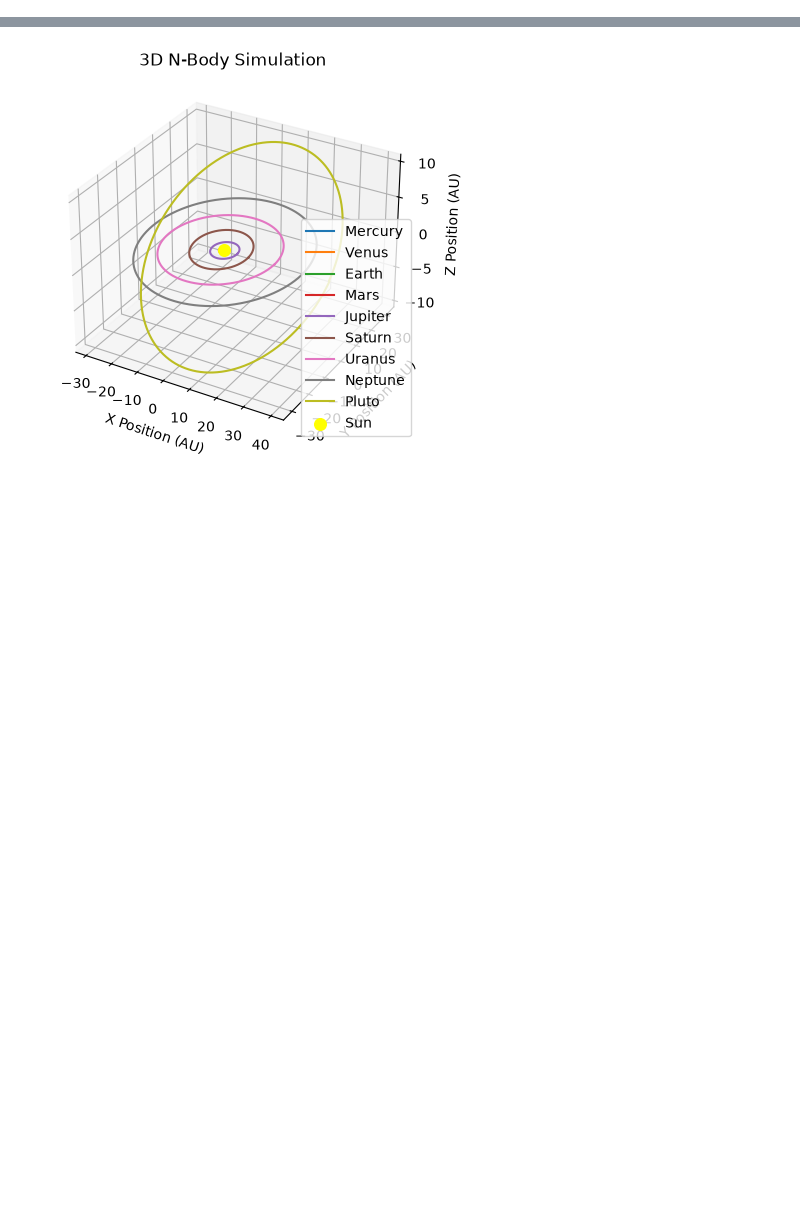
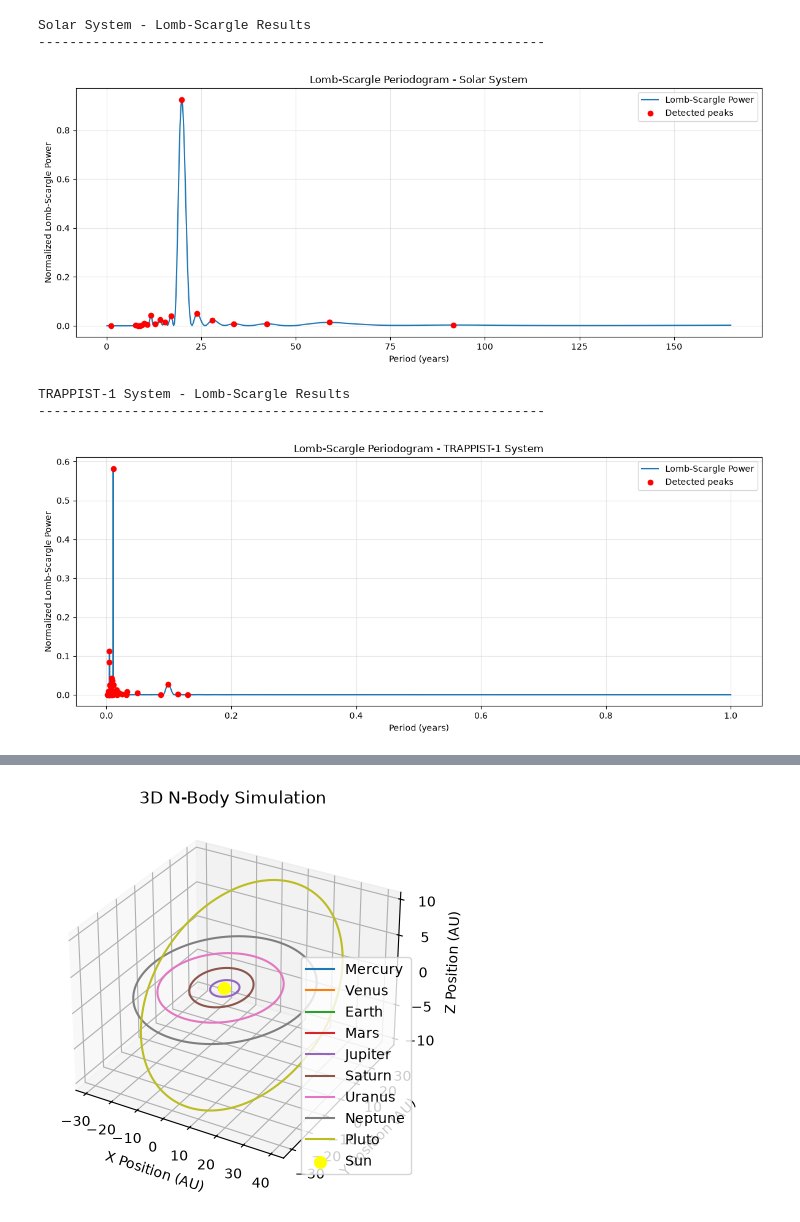
Before and after one commit to upendra637/nBosim, a Jupyter notebook: jupyter.ipynb, the cells around one changed output, grey strips where cells are left out. Saved outputs shown, nothing was run; the diff lists cells and outputs as text; code cells hidden in the pictures; blank space fills up the shorter version.

```diff
--- a/jupyter.ipynb
+++ b/jupyter.ipynb
@@ -40,0 +508,39 @@ plt.show()
+# %%
+
+# ==========================================
+# 1. SOLAR SYSTEM
+# ==========================================
+
+periods_sun_ls, amplitudes_sun_ls, frequencies_sun_ls = get_periods_ls(
+    time=time_s,
+    radial_velocity=velocity_s,
+    min_period=0.1,
+    max_period=None,
+    samples_per_peak=10,
+    prominence=0.001,
+    plot=True,
+    system_name="Solar System"
+)
+
+
+# ==========================================
+# 2. TRAPPIST-1 SYSTEM
+# ==========================================
+
+periods_trappist_ls, amplitudes_trappist_ls, frequencies_trappist_ls = get_periods_ls(
+    time=time_t,
+    radial_velocity=velocity_t,
+    min_period=0.001,
+    max_period=None,
+    samples_per_peak=10,
+    prominence=0.001,
+    plot=True,
+    system_name="TRAPPIST-1 System"
+)
+# %% [output]
+Solar System - Lomb-Scargle Results
+-----------------------------------------------------------------
+[figure, added]
+TRAPPIST-1 System - Lomb-Scargle Results
+-----------------------------------------------------------------
+[figure, added]
```
Also changed, not shown: parts of 10 cells of this notebook.
